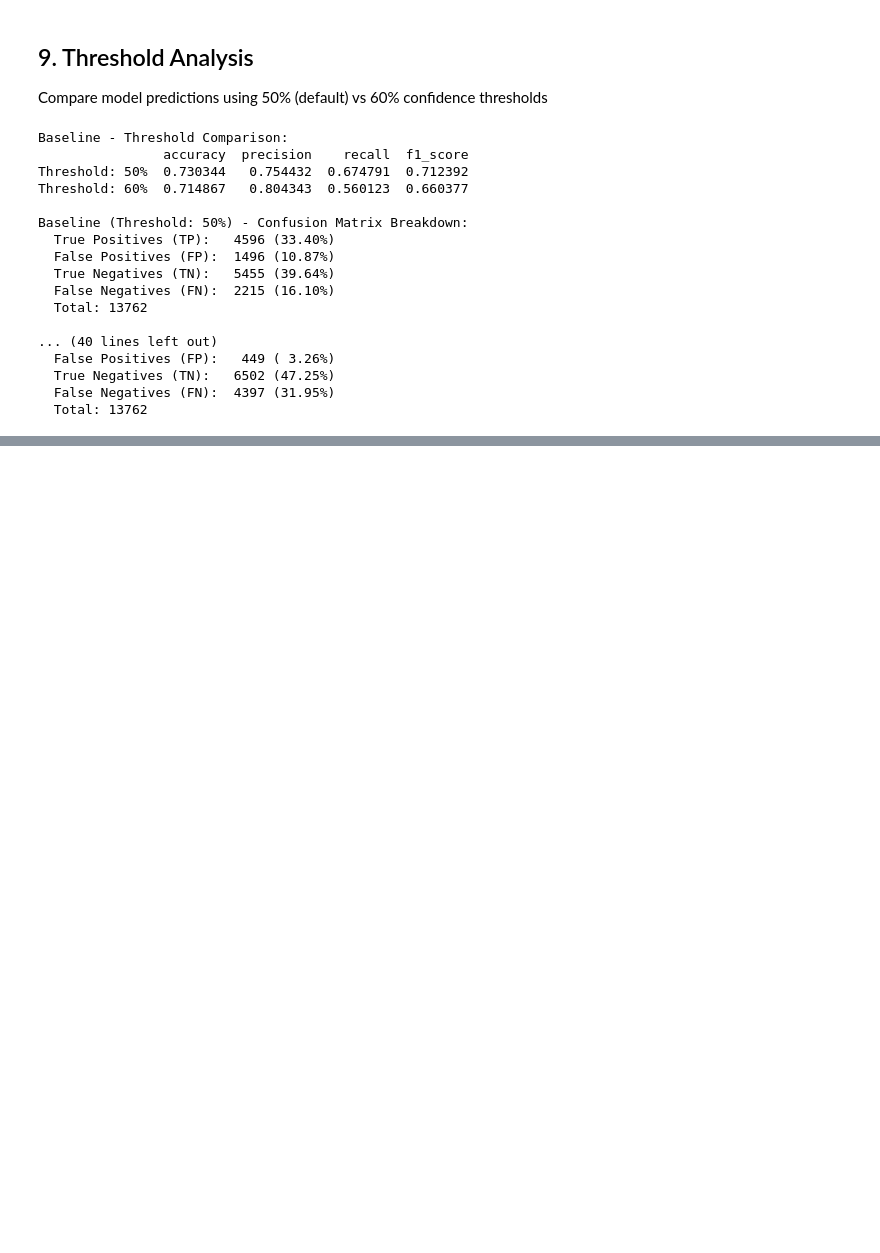
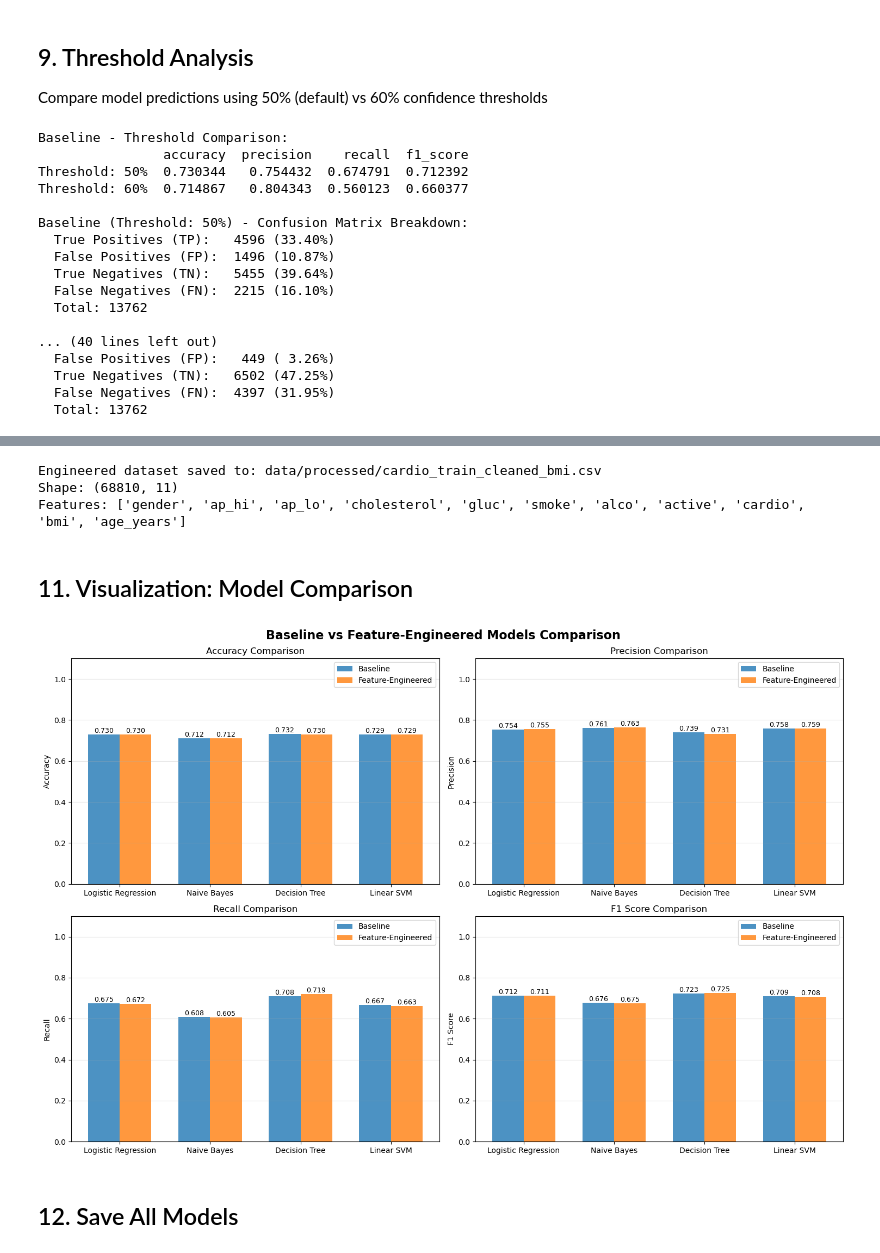
Before and after one commit to IAA-PL4G3/cardiovascular-disease, a Jupyter notebook: main.ipynb, the cells around one changed output, grey strips where cells are left out. Cells and saved outputs as stored; diff of their text form; code cells hidden in the pictures; blank space fills up the shorter version.

```diff
--- a/main.ipynb
+++ b/main.ipynb
@@ -359,0 +374,60 @@ Saved: models/scaler.pkl
+# %%
+os.makedirs('data/processed', exist_ok=True)
+
+df_engineered = engineer_features(df_cleaned)
+df_engineered.to_csv('data/processed/cardio_train_cleaned_bmi.csv', index=False)
+print(f"Engineered dataset saved to: data/processed/cardio_train_cleaned_bmi.csv")
+print(f"Shape: {df_engineered.shape}")
+print(f"Features: {df_engineered.columns.tolist()}")
+# %% [output]
+Engineered dataset saved to: data/processed/cardio_train_cleaned_bmi.csv
+Shape: (68810, 11)
+Features: ['gender', 'ap_hi', 'ap_lo', 'cholesterol', 'gluc', 'smoke', 'alco', 'active', 'cardio', 'bmi', 'age_years']
+# %% [markdown]
+## 11. Visualization: Model Comparison
+# %%
+fig, axes = plt.subplots(2, 2, figsize=(15, 10))
+fig.suptitle('Baseline vs Feature-Engineered Models Comparison', fontsize=16, fontweight='bold')
+
+metrics_to_plot = ['accuracy', 'precision', 'recall', 'f1_score']
+model_names_list = list(results.keys())
+
+for idx, metric in enumerate(metrics_to_plot):
+    ax = axes[idx // 2, idx % 2]
+
+    baseline_values = [results[m][metric] for m in model_names_list]
+    engineered_values = [engineered_results[m][metric] for m in model_names_list]
+
+    x = np.arange(len(model_names_list))
+    width = 0.35
+
+    bars1 = ax.bar(x - width/2, baseline_values, width, label='Baseline', alpha=0.8)
+    bars2 = ax.bar(x + width/2, engineered_values, width, label='Feature-Engineered', alpha=0.8)
+
+    # Add value labels on top of bars
+    for bar in bars1:
+        height = bar.get_height()
+        ax.text(bar.get_x() + bar.get_width()/2., height,
+                f'{height:.3f}',
+                ha='center', va='bottom', fontsize=9)
+
+    for bar in bars2:
+        height = bar.get_height()
+        ax.text(bar.get_x() + bar.get_width()/2., height,
+                f'{height:.3f}',
+                ha='center', va='bottom', fontsize=9)
+
+    ax.set_ylabel(metric.replace('_', ' ').title())
+    ax.set_title(f'{metric.replace("_", " ").title()} Comparison')
+    ax.set_xticks(x)
+    ax.set_xticklabels(model_names_list, rotation=0, ha='center')
+    ax.set_ylim(0, 1.1)
+    ax.legend()
+    ax.grid(axis='y', alpha=0.3)
+
+plt.tight_layout()
+plt.show()
+# %% [output]
+[figure, added]
+# %% [markdown]
+## 12. Save All Models
```
Also changed, not shown: parts of 5 cells of this notebook, 3 other files.
